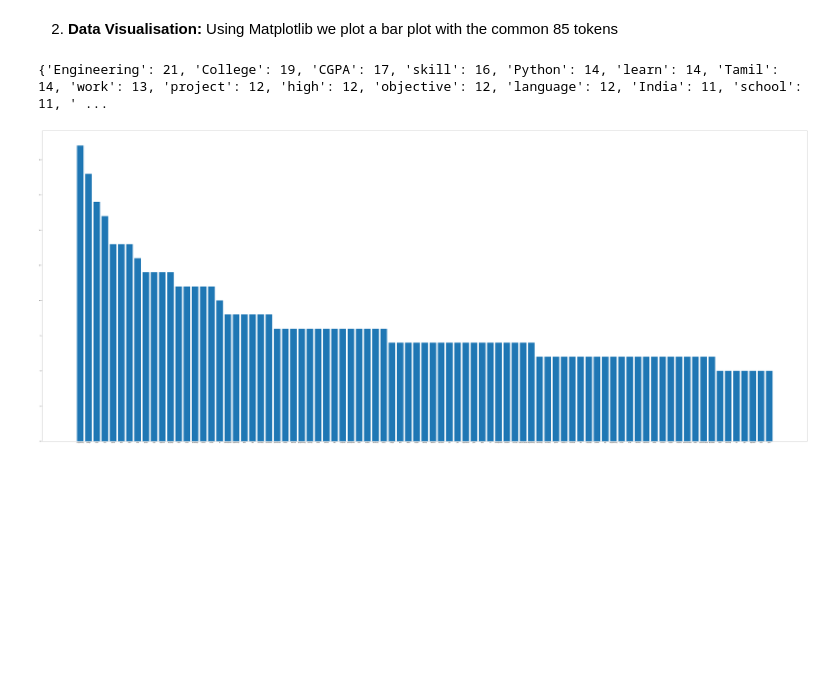
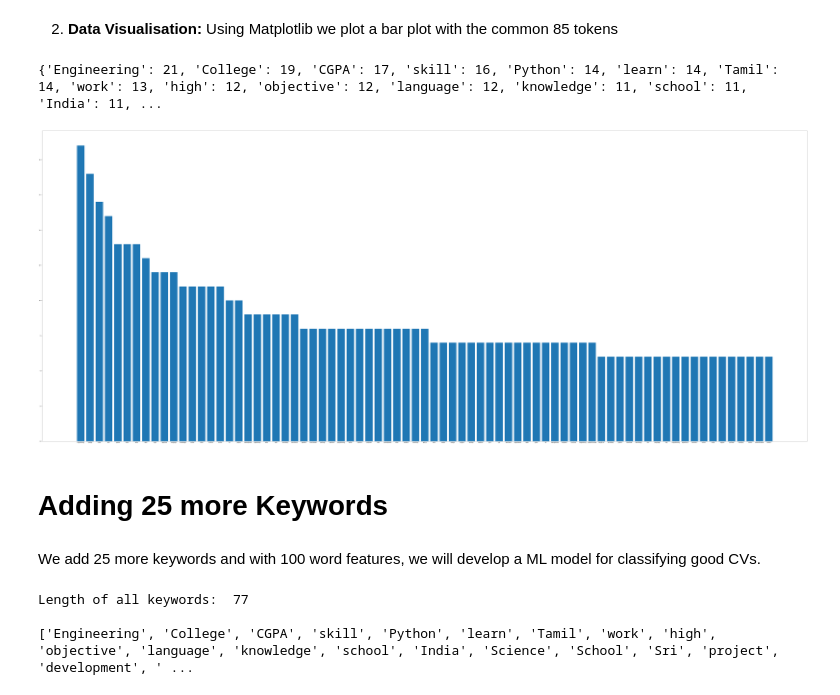
Before and after one commit to DiptarkaRoy/CV-reader, a Jupyter notebook: CV-Analyser.ipynb, the cells around one changed output. Drawn from its saved outputs; the diff is of its cells as text; code cells hidden in the pictures; blank space fills up the shorter version.

```diff
--- a/CV-Analyser.ipynb
+++ b/CV-Analyser.ipynb
@@ -158,16 +142,31 @@ Using Matplotlib we plot a bar plot with the common 85 tokens
 # %%
 import matplotlib.pyplot as plt
 
 plt.rcParams["figure.figsize"] = (120,50)
 
-common_frequency=dict(frequency.most_common(85))
+common_frequency=dict(frequency.most_common(75))
 print(common_frequency)
 
 keys=list(common_frequency.keys())
 values=list(common_frequency.values())
 
 plt.bar(range(len(common_frequency)),values, tick_label=keys)
 plt.show()
 # %% [output]
-{'Engineering': 21, 'College': 19, 'CGPA': 17, 'skill': 16, 'Python': 14, 'learn': 14, 'Tamil': 14, 'work': 13, 'project': 12, 'high': 12, 'objective': 12, 'language': 12, 'India': 11, 'school': 11, ' ...
+{'Engineering': 21, 'College': 19, 'CGPA': 17, 'skill': 16, 'Python': 14, 'learn': 14, 'Tamil': 14, 'work': 13, 'high': 12, 'objective': 12, 'language': 12, 'knowledge': 11, 'school': 11, 'India': 11, ...
-[figure, old version]
+[figure, new version]
+# %% [markdown]
+# Adding 25 more Keywords
+# %% [markdown]
+We add 25 more keywords and with 100 word features, we will develop a ML model for classifying good CVs.
+# %%
+user_keywords=['asdas','asdad']
+all_keywords=list(common_frequency)
+all_keywords+=user_keywords
+
+print("Length of all keywords:\t",len(all_keywords),end='\n\n')
+print(all_keywords)
+# %% [output]
+Length of all keywords:  77
+
+['Engineering', 'College', 'CGPA', 'skill', 'Python', 'learn', 'Tamil', 'work', 'high', 'objective', 'language', 'knowledge', 'school', 'India', 'Science', 'School', 'Sri', 'project', 'development', ' ...
```
Also changed, not shown: parts of 7 cells of this notebook.
